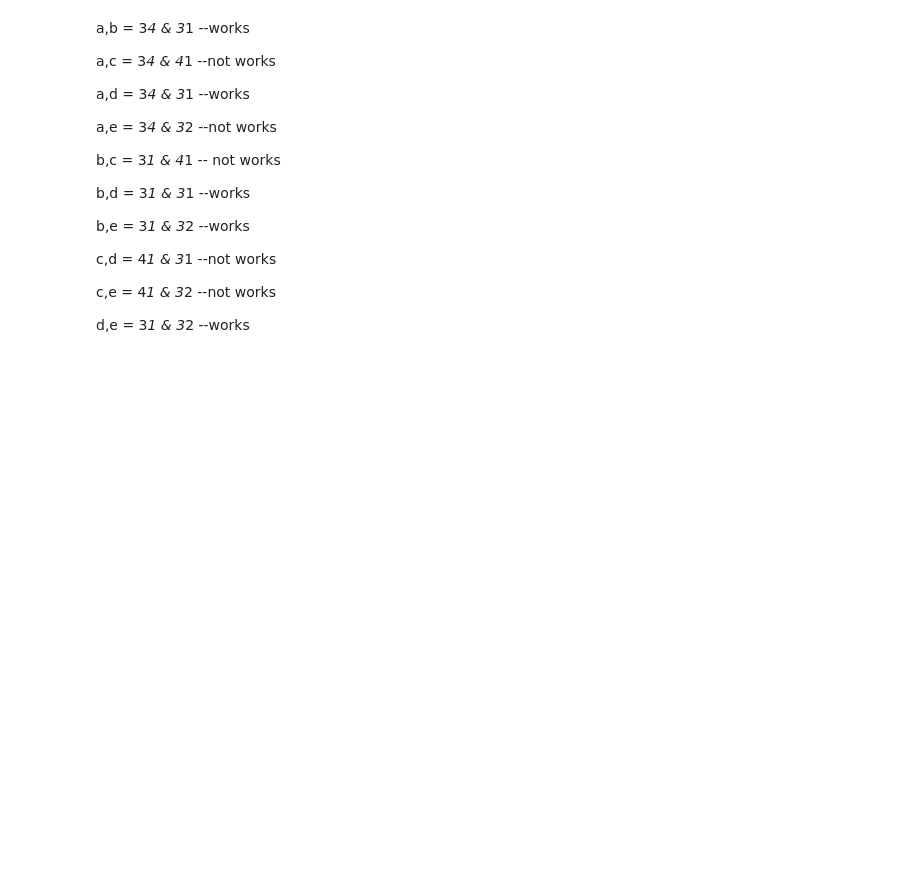
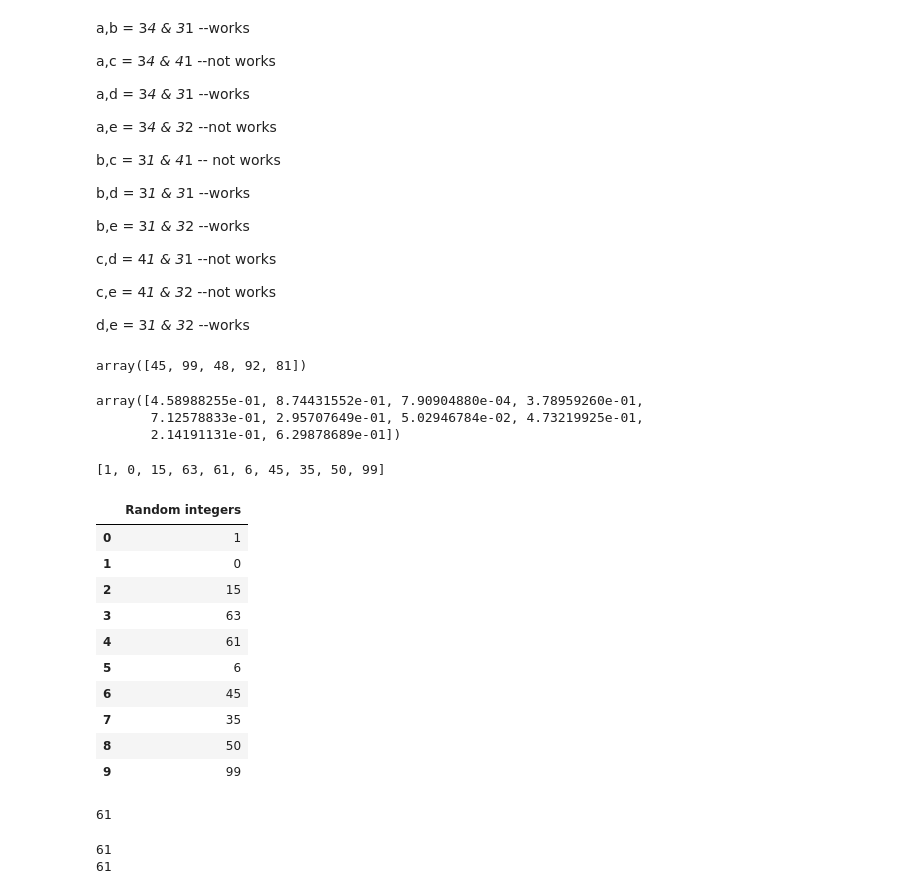
Before and after one commit to SurabhiSrivastav/Numpy_Pandas, a Jupyter notebook: Numpy&Pandas_Codebasics/Numpy.ipynb, the cells around one changed output. Drawn from its saved outputs; the diff is of its cells as text; code cells hidden in the pictures; blank space fills up the shorter version.

```diff
--- a/Numpy&Pandas_Codebasics/Numpy.ipynb
+++ b/Numpy&Pandas_Codebasics/Numpy.ipynb
@@ -681,0 +685,13 @@ d,e = 3*1 & 3*2 --works
+# %%
+# prints arr with random integer values
+arr= np.random.randint(10,100,size=5)
+arr
+# %% [output]
+array([45, 99, 48, 92, 81])
+# %%
+arr1 = np.random.rand(10) #generates 10 float value, defining size also not required here
+arr1
+# %% [output]
+array([4.58988255e-01, 8.74431552e-01, 7.90904880e-04, 3.78959260e-01,
+       7.12578833e-01, 2.95707649e-01, 5.02946784e-02, 4.73219925e-01,
+       2.14191131e-01, 6.29878689e-01])
@@ -681,0 +703,21 @@ d,e = 3*1 & 3*2 --works
+# %%
+random_values= [random.randint(0,100) for _ in range(10)]
+random_values
+# %% [output]
+[1, 0, 15, 63, 61, 6, 45, 35, 50, 99]
+# %%
+# creating a dataframe with random int values
+df= pd.DataFrame({'Random integers':random_values})
+df
+# %% [output]
+|  | Random integers |
+| 0 | 1 |
+| 1 | 0 |
+| 2 | 15 |
+| 3 | 63 |
+| 4 | 61 |
+| 5 | 6 |
+| 6 | 45 |
+| 7 | 35 |
+| 8 | 50 |
+| 9 | 99 |
@@ -681,0 +726,13 @@ d,e = 3*1 & 3*2 --works
+# %%
+third_largest.iloc[-1]
+# %% [output]
+61
+# %%
+#alternate way
+third_large = df['Random integers'].sort_values().iloc[-3]
+print(third_large)
+third_larger=df['Random integers'].sort_values(ascending=False).iloc[2]
+print(third_larger)
+# %% [output]
+61
+61
```
Also changed, not shown: parts of 5 cells of this notebook, 8 other files.
